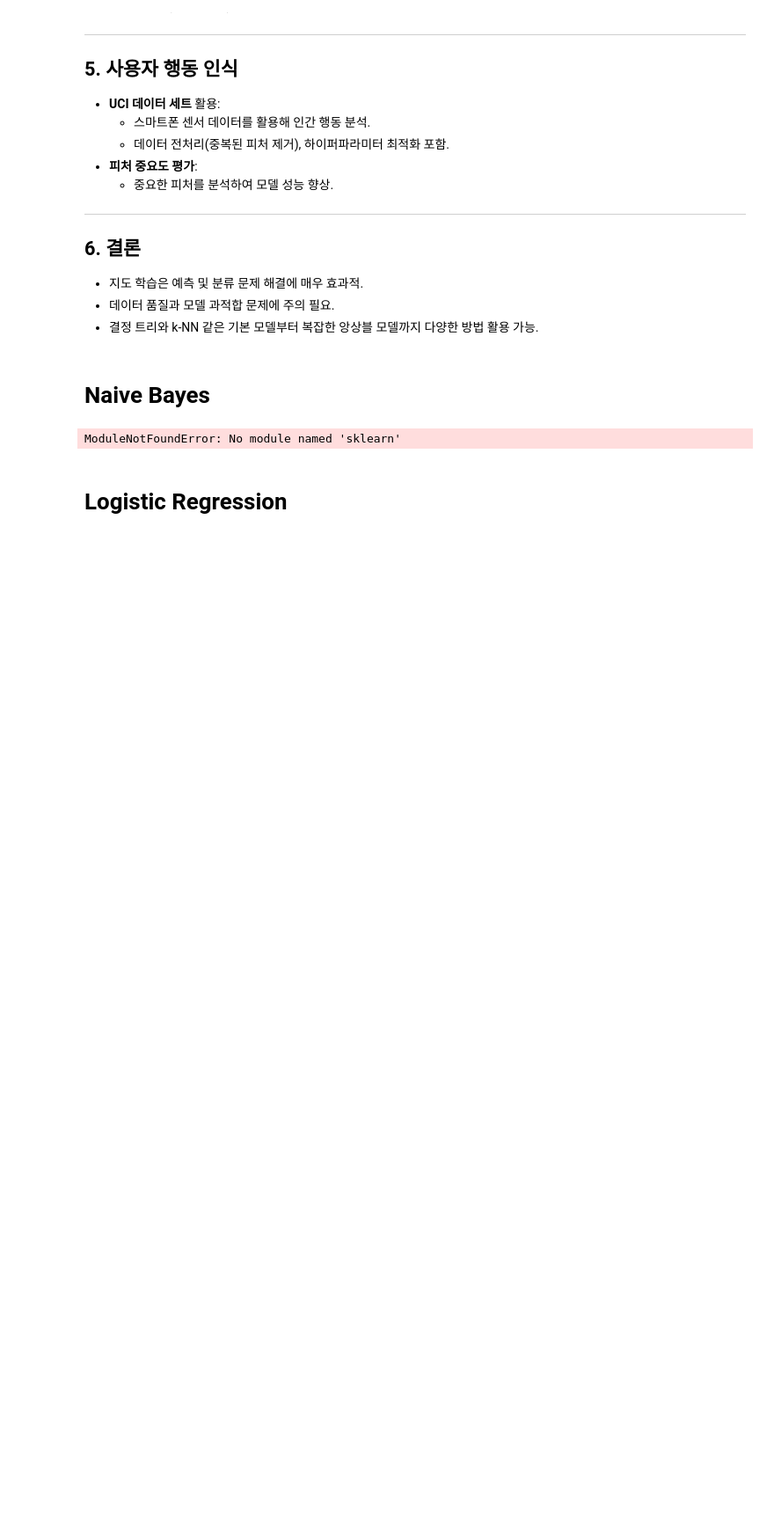
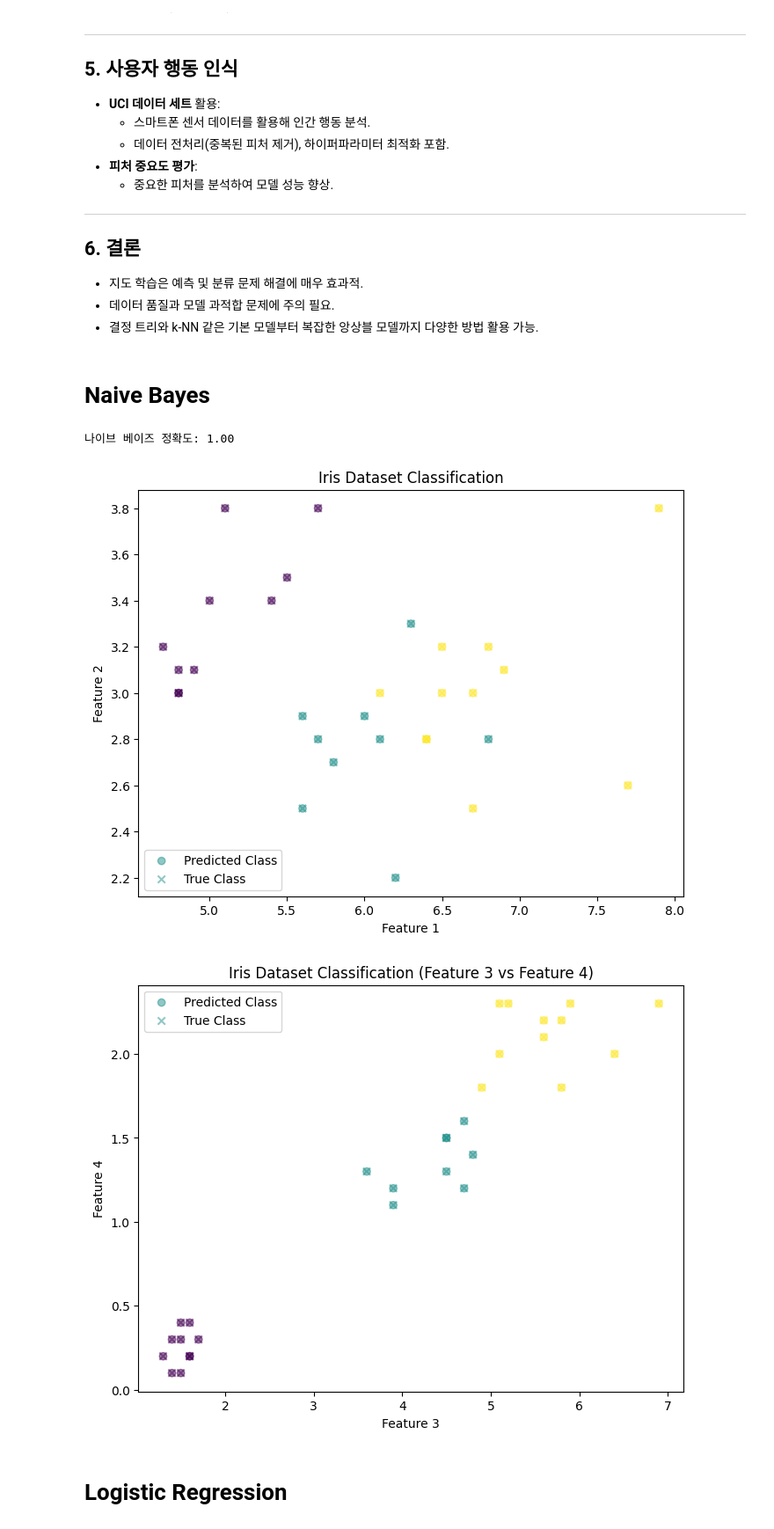
Before and after one commit to YeeeeeHo/ML_Final, a Jupyter notebook: lecture_classification.ipynb, the cells around one changed output. Shown: that part at 88% size. Saved outputs shown, nothing was run; the diff lists cells and outputs as text; code cells hidden in the pictures; blank space fills up the shorter version.

Commit message:
classification

```diff
--- a/lecture_classification.ipynb
+++ b/lecture_classification.ipynb
@@ -67,26 +67,48 @@
 # %%
 from sklearn.datasets import load_iris
 from sklearn.model_selection import train_test_split
 from sklearn.naive_bayes import GaussianNB
 from sklearn.metrics import accuracy_score
+import matplotlib.pyplot as plt
 
 # 데이터셋 로드
 iris = load_iris()
 X, y = iris.data, iris.target
 
 # 데이터셋 분리
 X_train, X_test, y_train, y_test = train_test_split(X, y, test_size=0.2, random_state=42)
 
 # 나이브 베이즈 모델 생성 및 학습
 nb_model = GaussianNB()
 nb_model.fit(X_train, y_train)
 
 # 예측 및 평가
 y_pred = nb_model.predict(X_test)
 accuracy = accuracy_score(y_test, y_pred)
 print(f"나이브 베이즈 정확도: {accuracy:.2f}")
+
+
+plt.figure(figsize=(8, 6))
+plt.scatter(X_test[:, 0], X_test[:, 1], c=y_pred, marker='o', label='Predicted Class', alpha=0.5)
+plt.scatter(X_test[:, 0], X_test[:, 1], c=y_test, marker='x', label='True Class', alpha=0.5)
+plt.title('Iris Dataset Classification')
+plt.xlabel('Feature 1')
+plt.ylabel('Feature 2')
+plt.legend()
+plt.show()
+
+plt.figure(figsize=(8, 6))
+plt.scatter(X_test[:, 2], X_test[:, 3], c=y_pred, marker='o', label='Predicted Class', alpha=0.5)
+plt.scatter(X_test[:, 2], X_test[:, 3], c=y_test, marker='x', label='True Class', alpha=0.5)
+plt.title('Iris Dataset Classification (Feature 3 vs Feature 4)')
+plt.xlabel('Feature 3')
+plt.ylabel('Feature 4')
+plt.legend()
+plt.show()
 # %% [output]
-ModuleNotFoundError: No module named 'sklearn'
+나이브 베이즈 정확도: 1.00
+[figure, added]
+[figure, added]
 # %% [markdown]
 # Logistic Regression
 # %%
```
Also changed, not shown: parts of 9 cells of this notebook.
